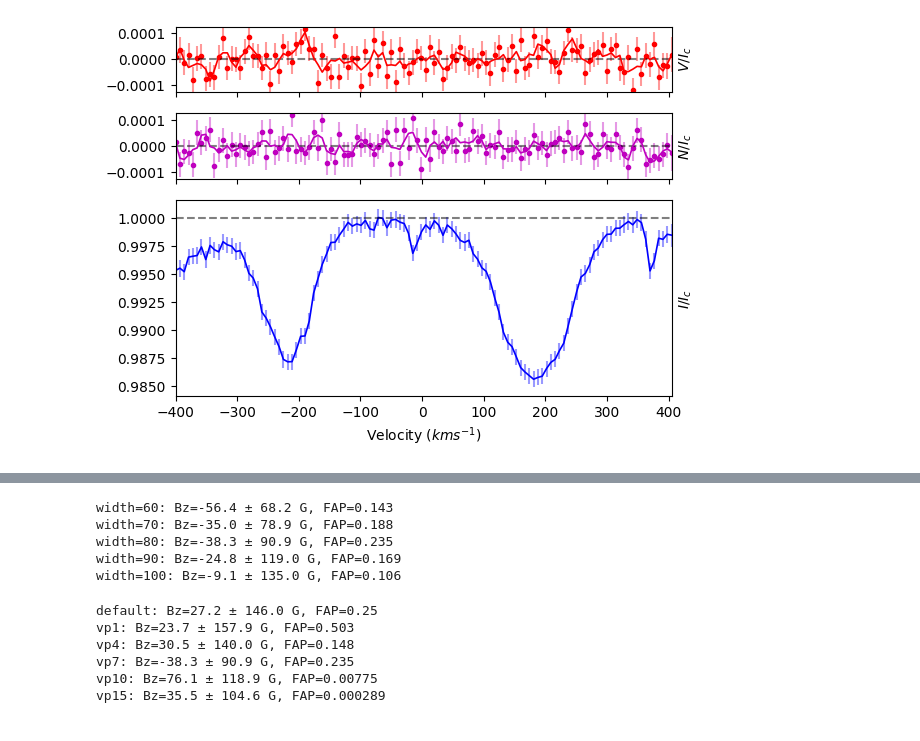
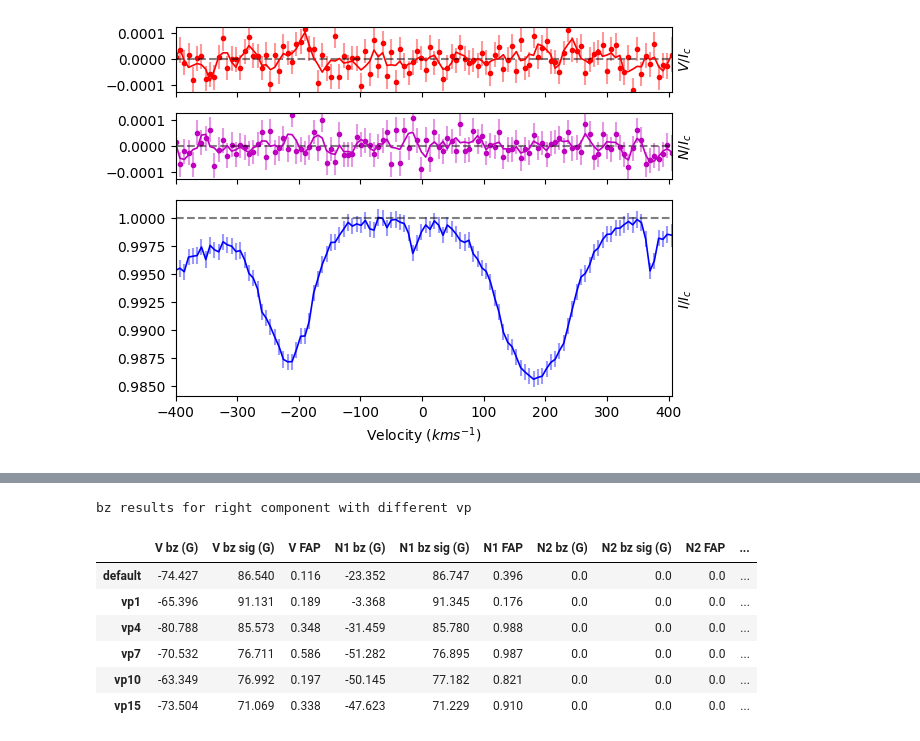
Before and after one commit to AaaaaaalexLi/AlexLiResearch, a Jupyter notebook: Binamics/LSD_BinaryNoTweaking.ipynb, the cells around one changed output, grey strips where cells are left out. Cells and saved outputs as stored; diff of their text form; code cells hidden in the pictures.

Commit message:
before group meeting finished different velpix

```diff
--- a/Binamics/LSD_BinaryNoTweaking.ipynb
+++ b/Binamics/LSD_BinaryNoTweaking.ipynb
@@ -147,27 +273,13 @@ print(Bz_left)
-# %%
-# testing bzwidth
-for width in [60, 70, 80, 90, 100]:
-    Bz = lsd.calc_bz(cog='I', norm='auto', velrange=[-300,-100], bzwidth=width,
-                          lambda0=500.0, geff=1.2, plot=False)
-    print(f"width={width}: Bz={Bz['V bz (G)']:.1f} ± {Bz['V bz sig (G)']:.1f} G, FAP={Bz['V FAP']:.3g}")
-# %% [output]
-width=60: Bz=-56.4 ± 68.2 G, FAP=0.143
-width=70: Bz=-35.0 ± 78.9 G, FAP=0.188
-width=80: Bz=-38.3 ± 90.9 G, FAP=0.235
-width=90: Bz=-24.8 ± 119.0 G, FAP=0.169
-width=100: Bz=-9.1 ± 135.0 G, FAP=0.106
-# %%
-folder = Path('lsdoutputsHD191201')
-
-for vp in ['default', 'vp1', 'vp4', 'vp7', 'vp10', 'vp15']:
-    lsd = pol.read_lsd(str(folder / f'hd191201_E_1308737pn_{vp}.lsd'))
-    Bz= lsd.calc_bz(cog='I', norm='auto', velrange=[-300,-100], bzwidth=80,
-                     lambda0=500.0, geff=1.2, plot=False)
-    print(f"{vp}: Bz={Bz['V bz (G)']:.1f} ± {Bz['V bz sig (G)']:.1f} G, FAP={Bz['V FAP']:.3g}")
-# %% [output]
-default: Bz=27.2 ± 146.0 G, FAP=0.25
-vp1: Bz=23.7 ± 157.9 G, FAP=0.503
-vp4: Bz=30.5 ± 140.0 G, FAP=0.148
-vp7: Bz=-38.3 ± 90.9 G, FAP=0.235
-vp10: Bz=76.1 ± 118.9 G, FAP=0.00775
-vp15: Bz=35.5 ± 104.6 G, FAP=0.000289
+# %%
+df = pd.DataFrame.from_dict(Bz_results_right, orient='index')
+print('bz results for right component with different vp')
+display(df.round(3))
+# %% [output]
+bz results for right component with different vp
+|  | V bz (G) | V bz sig (G) | V FAP | N1 bz (G) | N1 bz sig (G) | N1 FAP | N2 bz (G) | N2 bz sig (G) | N2 FAP | ... |
+| default | -74.427 | 86.540 | 0.116 | -23.352 | 86.747 | 0.396 | 0.0 | 0.0 | 0.0 | ... |
+| vp1 | -65.396 | 91.131 | 0.189 | -3.368 | 91.345 | 0.176 | 0.0 | 0.0 | 0.0 | ... |
+| vp4 | -80.788 | 85.573 | 0.348 | -31.459 | 85.780 | 0.988 | 0.0 | 0.0 | 0.0 | ... |
+| vp7 | -70.532 | 76.711 | 0.586 | -51.282 | 76.895 | 0.987 | 0.0 | 0.0 | 0.0 | ... |
+| vp10 | -63.349 | 76.992 | 0.197 | -50.145 | 77.182 | 0.821 | 0.0 | 0.0 | 0.0 | ... |
+| vp15 | -73.504 | 71.069 | 0.338 | -47.623 | 71.229 | 0.910 | 0.0 | 0.0 | 0.0 | ... |
```
Also changed, not shown: parts of 4 cells of this notebook, 47 other files.
